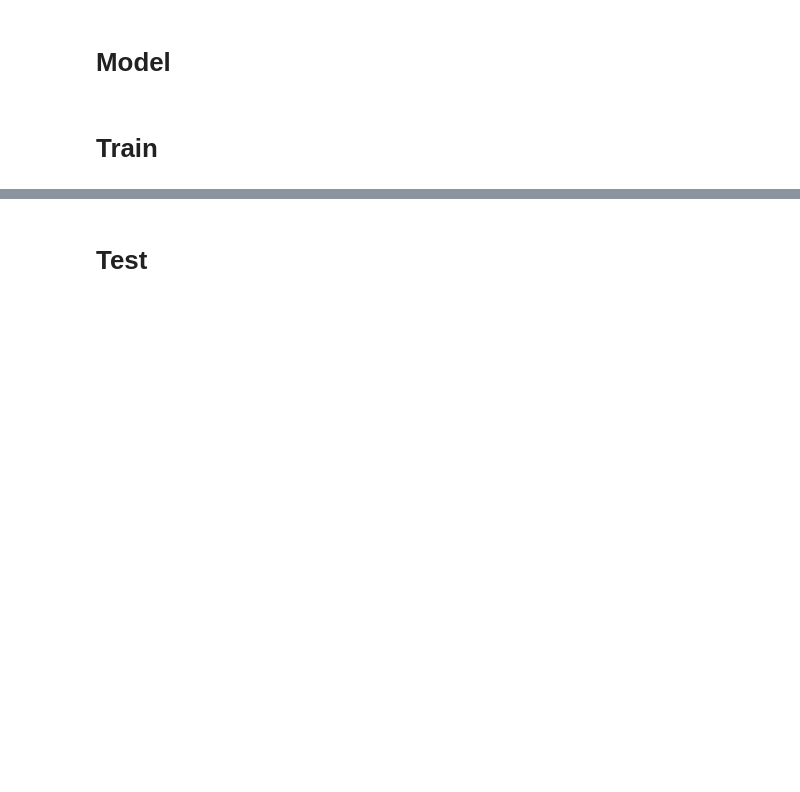
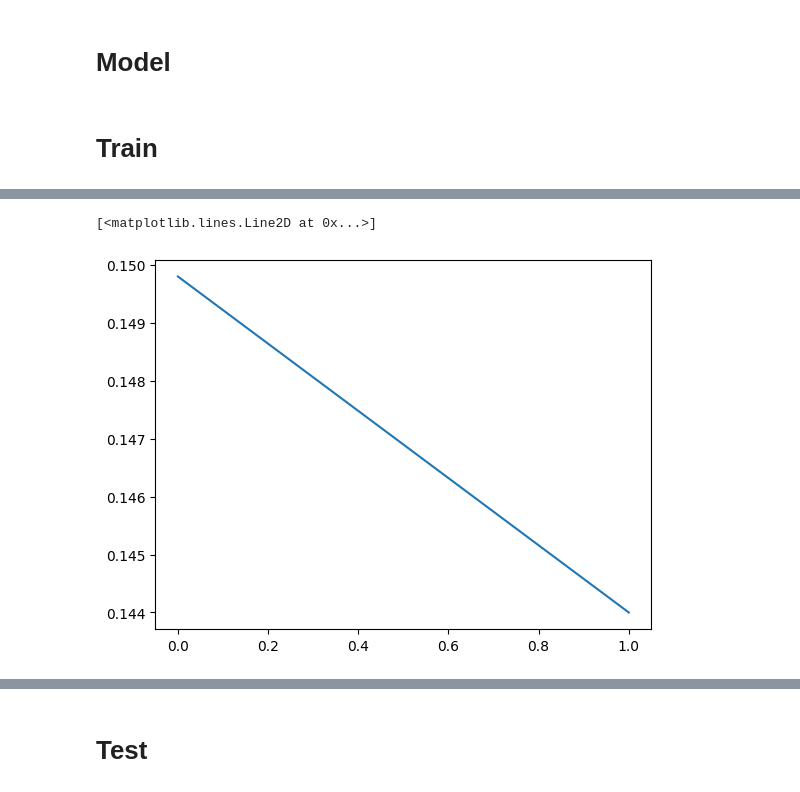
Before and after one commit to LiterallyTheOne/learning_pytorch, a Jupyter notebook: reading_and_training_fruits_100.ipynb, the cells around one changed output, grey strips where cells are left out. Saved outputs shown, nothing was run; the diff lists cells and outputs as text; code cells hidden in the pictures; blank space fills up the shorter version.

```diff
--- a/reading_and_training_fruits_100.ipynb
+++ b/reading_and_training_fruits_100.ipynb
@@ -263,8 +301,28 @@ print(model)
 # %% [markdown]
 # Train
 # %%
-for epoch in range(5):
-      print(f'in epoch: {epoch}')
-      train(model, train_data_loader, loss_fn, optimizer, device, writer, epoch)
-      accuracy, loss = evaluate(model, valid_data_loader, loss_fn, device)
-      print(f'validation -> accuracy: {accuracy:.2f}, loss: {loss:.2f}')
+losses = []
+
+train_accuracies = []
+train_losses = []
+
+valid_accuracies = []
+valid_losses = []
+
+for epoch in range(2):
+    print(f'in epoch: {epoch}')
+    l1 = train(model, train_data_loader, loss_fn,
+               optimizer, device, writer, epoch)
+    losses += l1
+
+    accuracy, loss = evaluate(model, train_data_loader, loss_fn, device)
+    print(f'train -> accuracy: {accuracy:.2f}, loss: {loss:.2f}')
+
+    train_accuracies.append(accuracy)
+    train_losses.append(loss)
+
+    accuracy, loss = evaluate(model, valid_data_loader, loss_fn, device)
+    print(f'validation -> accuracy: {accuracy:.2f}, loss: {loss:.2f}')
+
+    valid_accuracies.append(accuracy)
+    valid_losses.append(loss)
@@ -270,0 +338,5 @@ for epoch in range(5):
+# %%
+plt.plot(valid_accuracies)
+# %% [output]
+[<matplotlib.lines.Line2D at 0x...>]
+[figure, added]
```
Also changed, not shown: parts of 8 cells of this notebook.
